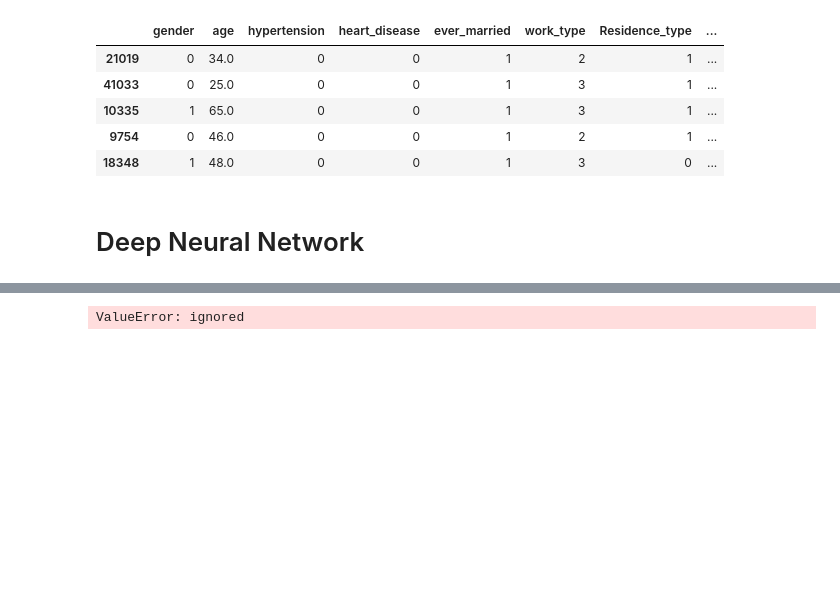
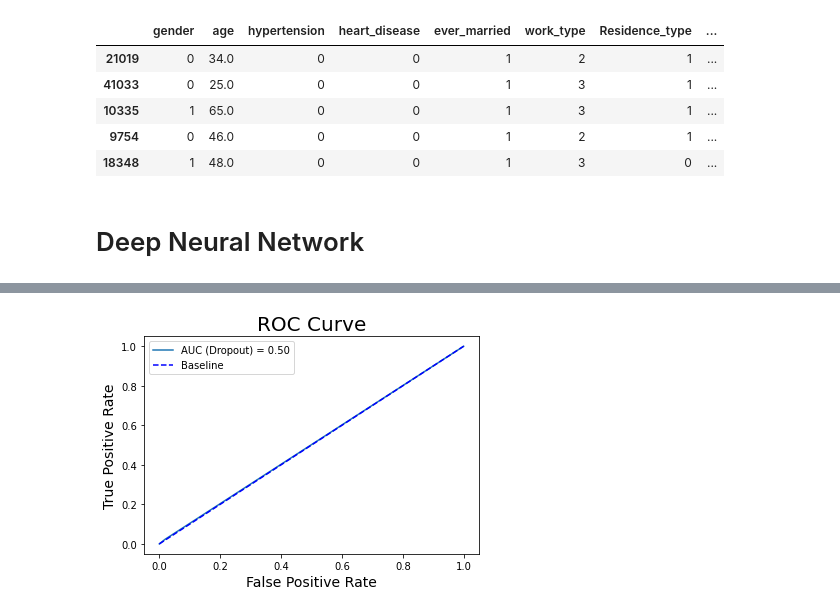
Before and after one commit to cynthiacc512/undergraduate-thesis-stroke-prediction-dnn-scratch-library, a Jupyter notebook: DNN_Scratch.ipynb, the cells around one changed output, grey strips where cells are left out. Saved outputs shown, nothing was run; the diff lists cells and outputs as text; code cells hidden in the pictures; blank space fills up the shorter version.

```diff
--- a/DNN_Scratch.ipynb
+++ b/DNN_Scratch.ipynb
@@ -414,0 +409,17 @@ G-mean: nan
+# %%
+scaler_csl = StandardScaler()
+# %%
+DNN = DeepNeuralNetwork(X, x_test_scaled, y, y2, 10, 5) #units, hl
+for i in range(10): #looping epoch
+  print ("Epoch: " + str(i+1))
+  forward = DNN.forward_prop(5)
+  print ("Loss: " + str(np.mean(np.square(y - forward)))) # mean sum squared loss
+
+
+  # csl = forward + (42336/781)
+  # csl = scaler_csl.fit_transform(csl)
+  # print(csl)
+
+  DNN.train(X, y, 5)
+  DNN.hitung_akurasi(X,y)
+DNN.akurasi_testing(x_test_scaled,y2)
@@ -454,8 +483,7 @@ class DeepNeuralNetworkDropout:
         self.D[i] = np.random.rand(self.layer[i].shape[0],self.layer[i].shape[1])
         self.D[i] = (self.D[i] < self.rate)
         self.layer[i] = self.layer[i] * self.D[i]
-        self.layer[i] = self.layer[i] / self.rate
-
+        # self.layer[i] = self.layer[i] / self.rate
     return self.layer[i]
 
   def backward_prop(self, hidden_layer):
@@ -464,7 +492,7 @@ class DeepNeuralNetworkDropout:
 
     E[hidden_layer] = 2*(self.y - self.output) * sigmoid_derivative(self.output)
     E[hidden_layer] = E[hidden_layer] * self.D[hidden_layer]
-    E[hidden_layer] = E[hidden_layer] / self.rate
+    # E[hidden_layer] = E[hidden_layer] / self.rate
     self.layer[hidden_layer-1] = np.multiply(E[hidden_layer], np.int64(self.layer[hidden_layer]>0))
     dW[hidden_layer] = np.dot(self.layer[hidden_layer-1].T, E[hidden_layer])
 
@@ -472,16 +500,15 @@ class DeepNeuralNetworkDropout:
       if i != 0:
         E[i] = np.dot(E[i+1], self.weights[i+1].T) * tanh_derivative(self.layer[i])
         E[i] = E[i] * self.D[i]
-        E[i] = E[i] / self.rate
+        # E[i] = E[i] / self.rate
         self.layer[i] = np.multiply(E[i], np.int64(self.layer[i]>0))
         dW[i] = np.dot(self.layer[i-1].T,E[i])
       if i == 0:
         E[0]= np.dot(E[1], self.weights[1].T) * tanh_derivative(self.layer[0])
         E[i] = E[i] * self.D[i]
-        E[i] = E[i] / self.rate
+        # E[i] = E[i] / self.rate
         self.layer[i] = np.multiply(E[i], np.int64(self.layer[i]>0))
         dW[0] = np.dot(self.input.T, E[0])
-
     for i in range(hidden_layer+1):
       self.weights[i] += 0.01* dW[i]  #0.01 lr
 
@@ -504,6 +531,22 @@ class DeepNeuralNetworkDropout:
         counter = counter+1
 
     akurasi = (counter/len(y)) * 100
+
+    cm = confusion_matrix(predictions, y)
+    true_positive = cm[1,1]
+    true_negative = cm[0,0]
+    false_positive = cm[0,1]
+    false_negative = cm[1,0]
+
+    auc = roc_auc_score(predictions, y)
+    print('\n')
+
+    tpr = true_positive / (true_positive + false_negative)
+    fpr = false_positive / (false_positive + true_negative)
+    gmean = math.sqrt(tpr*(1-fpr))
+
+    print('G-mean: '+ str(gmean))
+
 
     print('Akurasi: '+ str(akurasi))
 
@@ -546,9 +589,13 @@ class DeepNeuralNetworkDropout:
     fpr = false_positive / (false_positive + true_negative)
     gmean = math.sqrt(tpr*(1-fpr))
 
+    acc = (true_positive + true_negative) / (true_positive + false_negative + true_negative + false_positive)
+
     print('TPR: '+ str(tpr))
     print('FPR: '+ str(fpr))
     print('G-mean: '+ str(gmean))
+    print('acc: '+ str(acc))
+
 
     fpr2, tpr2, thres2 = roc_curve(predictions, y2)
 
@@ -559,13 +606,26 @@ class DeepNeuralNetworkDropout:
     plt.ylabel('True Positive Rate', size=14)
     plt.legend();
 
+DNN_dropout = DeepNeuralNetworkDropout(X, x_test_scaled, y, y2, 5, 5, 0.8) #units, hl, rate
+for i in range(10):
+  print ("Epoch: " + str(i+1))
+  forward = DNN_dropout.forward_prop(5)
+  print ("Loss: " + str(np.mean(np.square(y - forward)))) # mean sum squared loss
 
-DNN_dropout = DeepNeuralNetworkDropout(X, x_test_scaled, y, y2, 10, 2, 0.5) #units, hl
-for i in range(20):
-  print ("Epoch: " + str(i+1))
-  forward = DNN_dropout.forward_prop(2)
-  print ("Loss: " + str(np.mean(np.square(y - forward)))) # mean sum squared loss
-  DNN_dropout.train(X, y, 2)
+
+  csl = forward + (42336/781)
+  csl = scaler_csl.fit_transform(csl)
+  csl_max = np.max(csl)
+
+  class_weights = {0: 1.0, 1: csl_max}
+  cw = compute_class_weight(class_weights, classes=np.arange(2), y=np.array(y_test))
+
+  print('---------------')
+  print(cw)
+  print('---------------')
+
+  DNN_dropout.train(X, y, 5)
+
   DNN_dropout.hitung_akurasi(X,y)
 DNN_dropout.akurasi_testing(x_test_scaled,y2)
 # %% [output]
@@ -593 +649 @@ False Positive =  182
-ValueError: ignored
+[figure, added]
```
Also changed, not shown: parts of 7 cells of this notebook.
